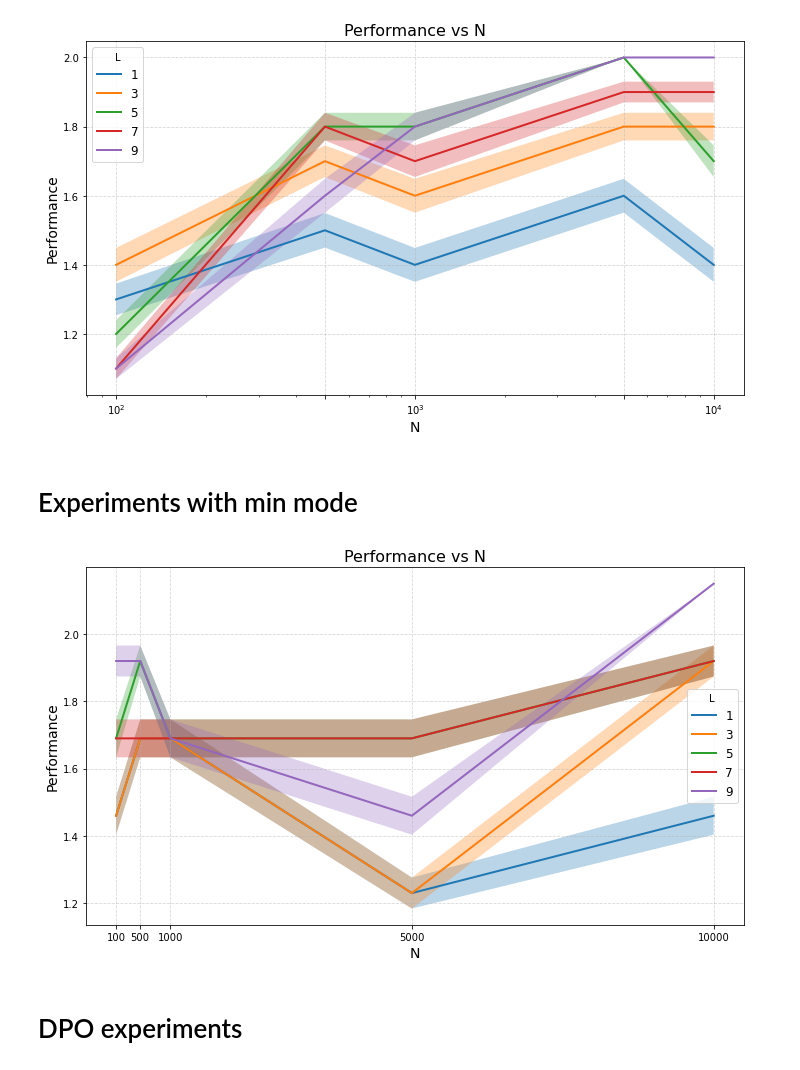
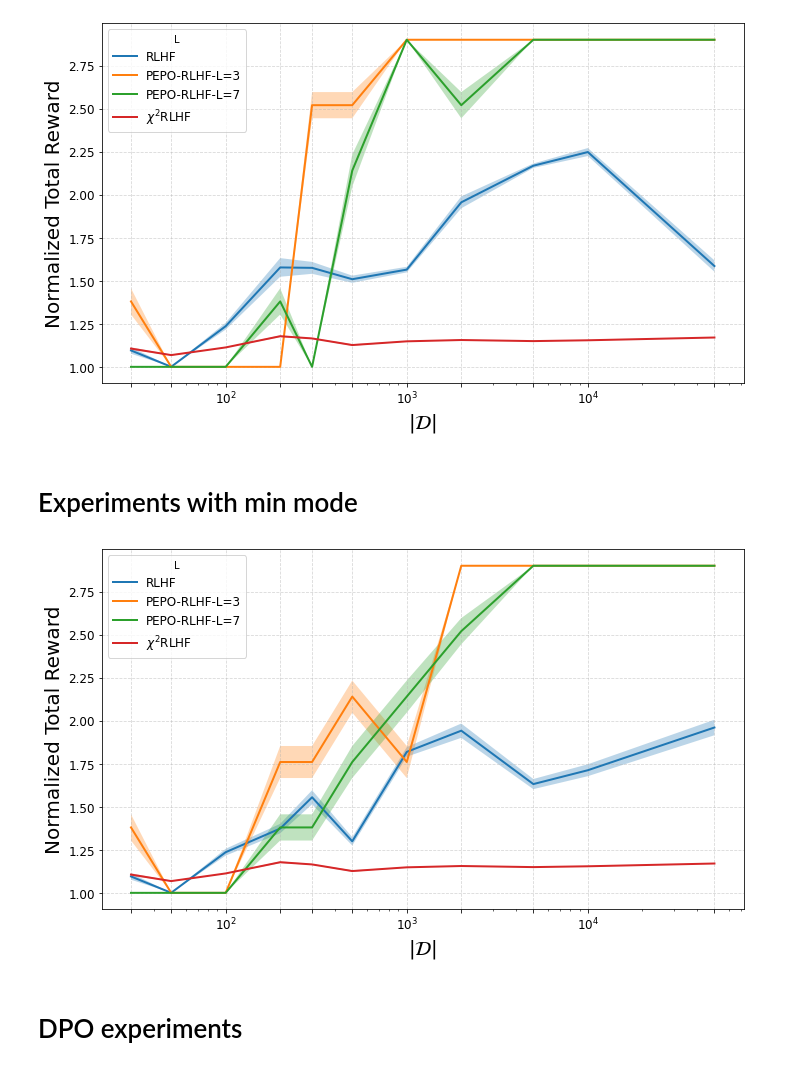
Before and after one commit to adambarla/pepo, a Jupyter notebook: PEPO tabular.ipynb, the cells around one changed output. Cells and saved outputs as stored; diff of their text form; code cells hidden in the pictures.

```diff
--- a/PEPO tabular.ipynb
+++ b/PEPO tabular.ipynb
@@ -143,34 +168,40 @@ for seed in range(seeds):
 # Create the plot
 plt.figure(figsize=(10, 6))
 for j,p in enumerate(perf):
-    if not j % 2:
-        # Compute statistics once for clarity
+    if not j % 2 and not j==8 and not j==4:
+    # Compute statistics once for clarity
         mean_perf = np.mean(p, axis=0)
         std_perf = np.std(p, axis=0)
         lower = mean_perf - 0.1 * std_perf
         upper = mean_perf + 0.1 * std_perf
-        plt.semilogx(Ns, mean_perf, linewidth=2, label=f"{j+1}")
+        plt.semilogx(Ns, mean_perf, linewidth=2, label=rf"PEPO-RLHF-L={j+1}" if not j==0 else r"RLHF")
         plt.fill_between(Ns, lower, upper, alpha=0.3)
-plt.title('Performance vs N', fontsize=16)
-plt.xlabel('N', fontsize=14)
-plt.xticks(Ns)
-plt.ylabel('Performance', fontsize=14)
+mean_perf = np.mean(chi2perf, axis=0)
+std_perf = np.std(chi2perf, axis=0)
+lower = mean_perf - 0.1 * std_perf
+upper = mean_perf + 0.1 * std_perf
+plt.semilogx(Ns, mean_perf, linewidth=2, label=rf"$\chi^2$RLHF")
+plt.fill_between(Ns, lower, upper, alpha=0.3)
+plt.xlabel(r'$\| \mathcal{D} \|$', fontsize=20)
+plt.xticks(Ns,fontsize=12)
+plt.yticks(fontsize=12)
+plt.ylabel(r'Normalized Total Reward', fontsize=20)
 plt.grid(True, linestyle='--', alpha=0.5)
-plt.legend(fontsize=12, title="L")
+plt.legend(fontsize=12, title=r"L")
 plt.tight_layout()
 plt.savefig("RLHFvsN.pdf")
 plt.show()
 # %% [output]
-[figure, old version]
+[figure, new version]
 # %% [markdown]
 # Experiments with min mode
 # %%
-n_actions = 5
+n_actions = 20 #5
 means = np.ones(n_actions)
-means[0] = 2.15
+means[0] = 2.9
 variances = np.ones(n_actions)
-variances[0] = 0.005
-Ns = [100, 500, 1000, 5000, 10000]
+variances[0] = 0.5 #0.005
+Ns = [30,50,100,200,300,500,1000,2000,5000,10000,50000] #[100, 500, 1000, 5000, 10000]
 maxL=10
 seeds=5
 perf=np.zeros((maxL,seeds, len(Ns)))
@@ -187,29 +218,50 @@ for seed in range(seeds):
         preferences = (np.random.rand(N) < prob_first_win).astype(int)
         for L in np.arange(1,maxL+1):
             perf[L-1,seed,j] = PEPO(first_actions, second_actions, preferences, L, std_coeff, mode="min")
+
+chi2perf=np.zeros((seeds, len(Ns)))
+for seed in range(seeds):
+    set_seed(seed)
+    for j, N in enumerate(Ns):
+        first_actions = np.random.choice(n_actions, N)
+        second_actions = np.random.choice(n_actions, N)
+        prob_first_win =[]
+        for a1,a2 in zip(first_actions,second_actions ):
+            reward1 = np.random.normal(loc=means[a1], scale=np.sqrt(variances[a1]))
+            reward2 = np.random.normal(loc=means[a2], scale=np.sqrt(variances[a2]))
+            prob_first_win.append(sigmoid(reward1 - reward2))
+        preferences = (np.random.rand(N) < prob_first_win).astype(int)
+
+        chi2perf[seed,j] = PEPO(first_actions, second_actions, preferences, 1, std_coeff, mode="min", beta=0.005,chi_squared=True)
 # %%
 # Create the plot
 plt.figure(figsize=(10, 6))
 for j,p in enumerate(perf):
-    if not j % 2:
-        # Compute statistics once for clarity
+    if not j % 2 and not j==8 and not j==4:
+    # Compute statistics once for clarity
         mean_perf = np.mean(p, axis=0)
         std_perf = np.std(p, axis=0)
         lower = mean_perf - 0.1 * std_perf
         upper = mean_perf + 0.1 * std_perf
-        plt.plot(Ns, mean_perf, linewidth=2, label=f"{j+1}")
+        plt.semilogx(Ns, mean_perf, linewidth=2, label=rf"PEPO-RLHF-L={j+1}" if not j==0 else r"RLHF")
         plt.fill_between(Ns, lower, upper, alpha=0.3)
-plt.title('Performance vs N', fontsize=16)
-plt.xlabel('N', fontsize=14)
-plt.xticks(Ns)
-plt.ylabel('Performance', fontsize=14)
+mean_perf = np.mean(chi2perf, axis=0)
+std_perf = np.std(chi2perf, axis=0)
+lower = mean_perf - 0.1 * std_perf
+upper = mean_perf + 0.1 * std_perf
+plt.semilogx(Ns, mean_perf, linewidth=2, label=rf"$\chi^2$RLHF")
+plt.fill_between(Ns, lower, upper, alpha=0.3)
+plt.xlabel(r'$\| \mathcal{D} \|$', fontsize=20)
+plt.xticks(Ns,fontsize=12)
+plt.yticks(fontsize=12)
+plt.ylabel(r'Normalized Total Reward', fontsize=20)
 plt.grid(True, linestyle='--', alpha=0.5)
-plt.legend(fontsize=12, title="L")
+plt.legend(fontsize=12, title=r"L")
 plt.tight_layout()
 plt.savefig("RLHFminvsN.pdf")
 plt.show()
 # %% [output]
-[figure, old version]
+[figure, new version]
 # %% [markdown]
 # DPO experiments
 # %%
```
Also changed, not shown: parts of 8 cells of this notebook, 5 other files.
